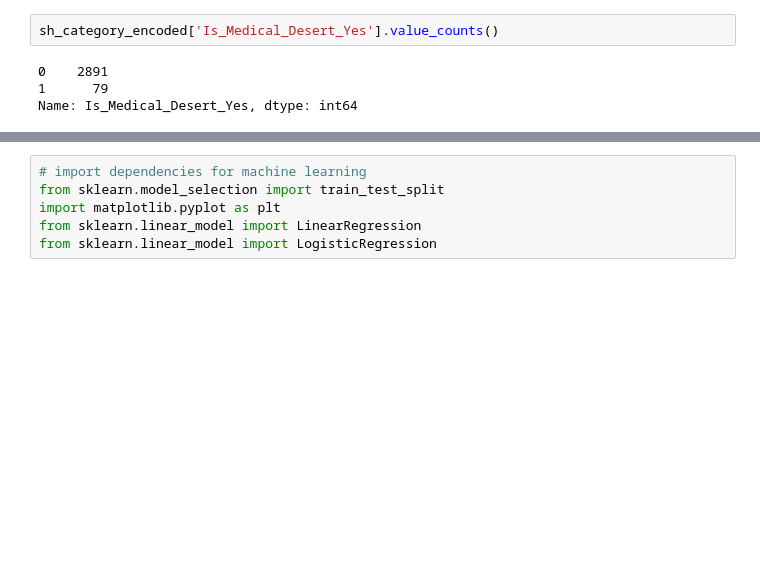
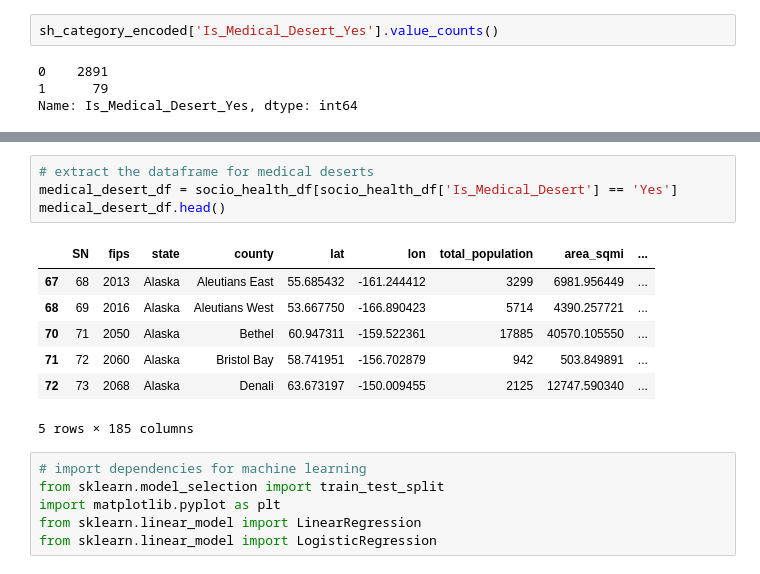
Before and after one commit to Deelacole2/Final_Project, a Jupyter notebook: average_sick_days.ipynb, the cells around one changed output, grey strips where cells are left out. Saved outputs shown, nothing was run; the diff lists cells and outputs as text; blank space fills up the shorter version.

```diff
--- a/average_sick_days.ipynb
+++ b/average_sick_days.ipynb
@@ -167,3 +176,15 @@ Name: Is_Medical_Desert_Yes, dtype: int64
+# %%
+# extract the dataframe for medical deserts
+medical_desert_df = socio_health_df[socio_health_df['Is_Medical_Desert'] == 'Yes']
+medical_desert_df.head()
+# %% [output]
+|  | SN | fips | state | county | lat | lon | total_population | area_sqmi | ... |
+| 67 | 68 | 2013 | Alaska | Aleutians East | 55.685432 | -161.244412 | 3299 | 6981.956449 | ... |
+| 68 | 69 | 2016 | Alaska | Aleutians West | 53.667750 | -166.890423 | 5714 | 4390.257721 | ... |
+| 70 | 71 | 2050 | Alaska | Bethel | 60.947311 | -159.522361 | 17885 | 40570.105550 | ... |
+| 71 | 72 | 2060 | Alaska | Bristol Bay | 58.741951 | -156.702879 | 942 | 503.849891 | ... |
+| 72 | 73 | 2068 | Alaska | Denali | 63.673197 | -150.009455 | 2125 | 12747.590340 | ... |
+5 rows × 185 columns
 # %%
 # import dependencies for machine learning
 from sklearn.model_selection import train_test_split
```
Also changed, not shown: parts of 4 cells of this notebook, 2 other files.
